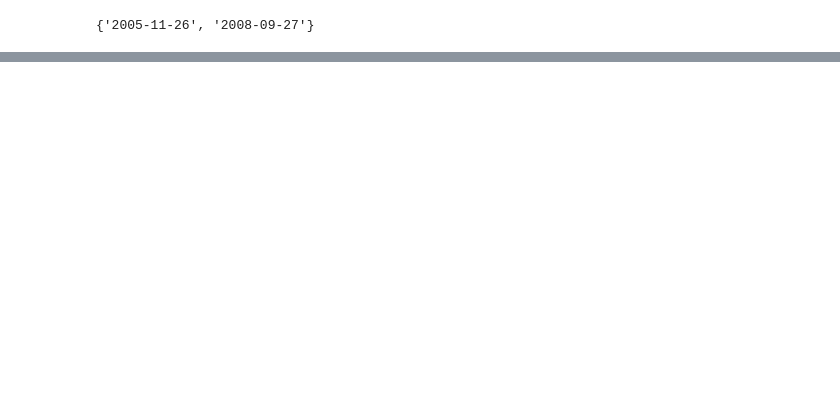
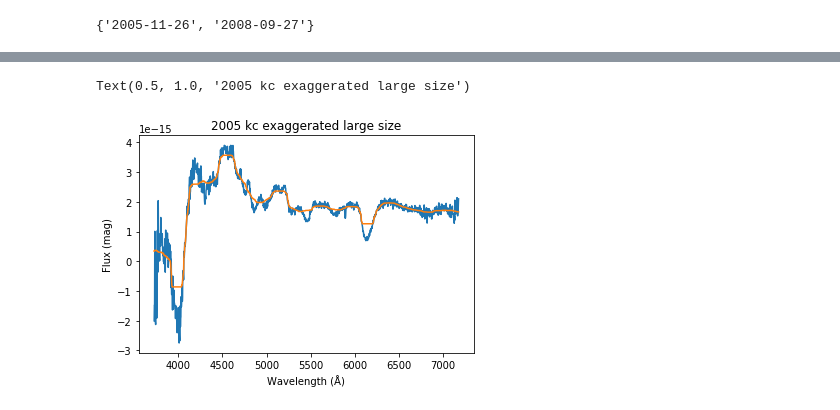
Before and after one commit to mwvgroup/SN-Spectral-Evolution, a Jupyter notebook: spectral_filtering.ipynb, the cells around one changed output, grey strips where cells are left out. Cells and saved outputs as stored; diff of their text form; code cells hidden in the pictures; blank space fills up the shorter version.

```diff
--- a/spectral_filtering.ipynb
+++ b/spectral_filtering.ipynb
@@ -356,0 +356,11 @@ sdss1008_data2005=sdss1008_data[sdss1008_data['date']=='2005-11-26']
+# %%
+median_filter(spectrum['flux'],size=100)
+filtered_flux=median_filter(spectrum['flux'],size=100)
+plt.plot(spectrum['wavelength'],spectrum['flux'])
+plt.plot(spectrum['wavelength'],filtered_flux)
+plt.xlabel('Wavelength (Å)')
+plt.ylabel('Flux (mag)')
+plt.title('2005 kc exaggerated large size')
+# %% [output]
+Text(0.5, 1.0, '2005 kc exaggerated large size')
+[figure, added]
```
Also changed, not shown: parts of 23 cells of this notebook.
